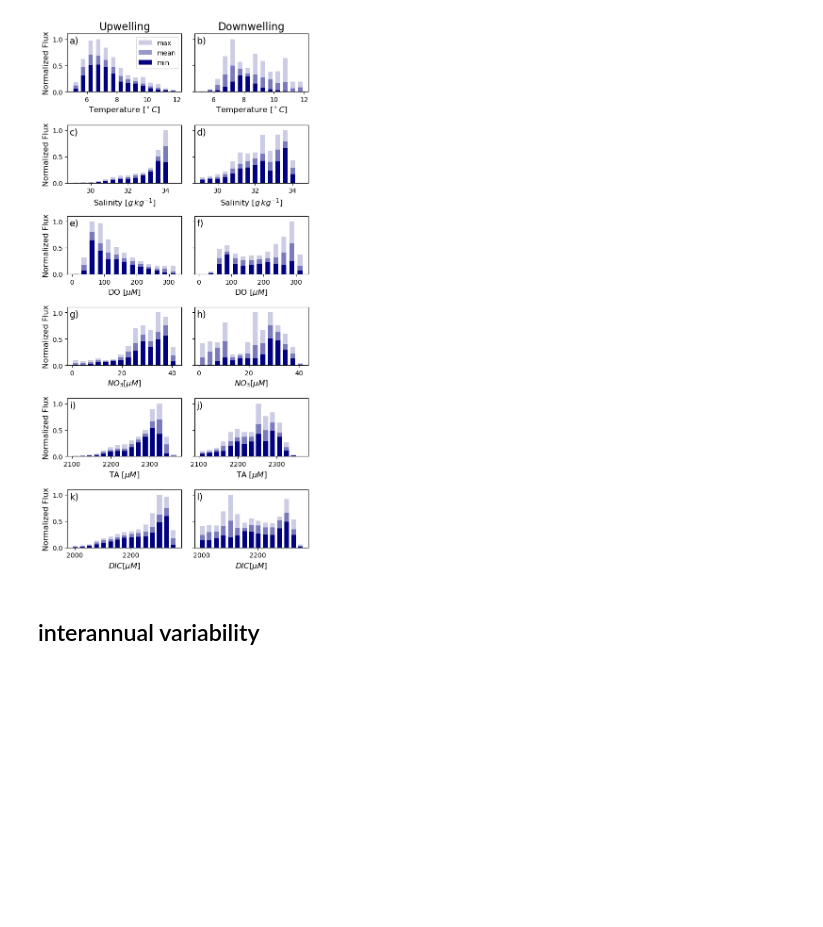
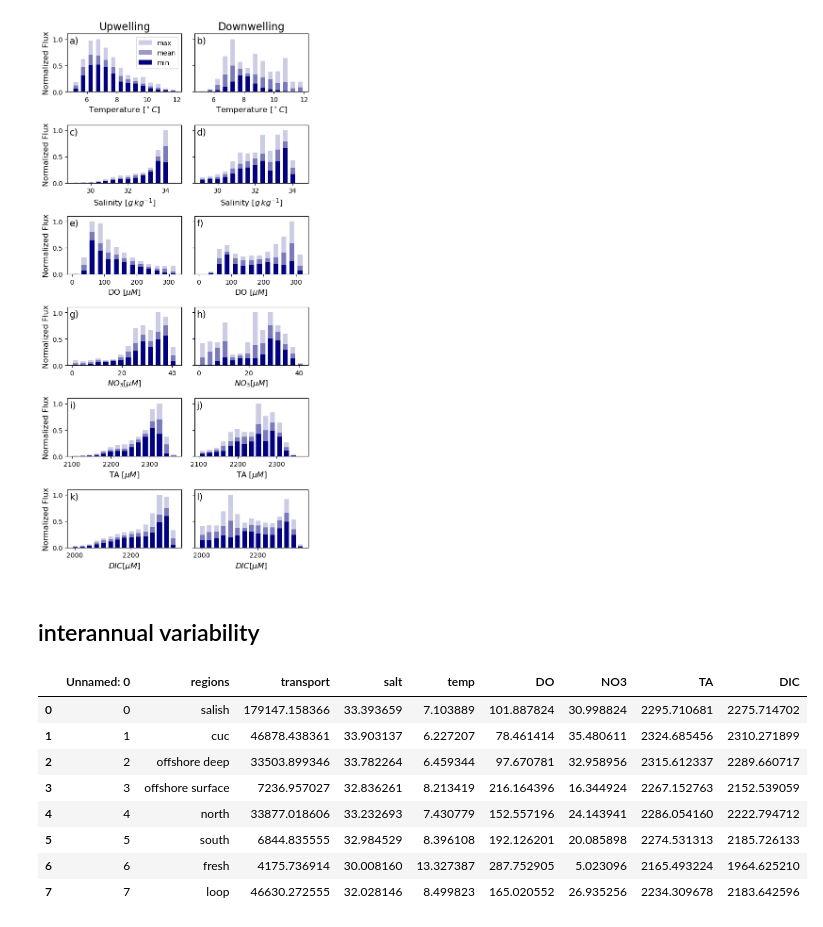
Before and after one commit to rbeutel/LO_user, a Jupyter notebook: ariane/quant_properties.ipynb, the cells around one changed output. Saved outputs shown, nothing was run; the diff lists cells and outputs as text; code cells hidden in the pictures; blank space fills up the shorter version.

```diff
--- a/ariane/quant_properties.ipynb
+++ b/ariane/quant_properties.ipynb
@@ -377,3 +378,19 @@ plt.tight_layout()
 [figure]
 # %% [markdown]
 ## interannual variability
+# %%
+up13 = pd.read_csv('/data1/bbeutel/LO_user/ariane/summary_files/up_2013.csv')
+up14 = pd.read_csv('/data1/bbeutel/LO_user/ariane/summary_files/up_2014.csv')
+up15 = pd.read_csv('/data1/bbeutel/LO_user/ariane/summary_files/up_2015.csv')
+up16 = pd.read_csv('/data1/bbeutel/LO_user/ariane/summary_files/up_2016.csv')
+up17 = pd.read_csv('/data1/bbeutel/LO_user/ariane/summary_files/up_2017.csv')
+up18 = pd.read_csv('/data1/bbeutel/LO_user/ariane/summary_files/up_2018.csv')
+up21 = pd.read_csv('/data1/bbeutel/LO_user/ariane/summary_files/up_2021.csv')
+up22 = pd.read_csv('/data1/bbeutel/LO_user/ariane/summary_files/up_2022.csv')
+
+dw13 = pd.read_csv('/data1/bbeutel/LO_user/ariane/summary_files/down_2014.csv')
+dw15 = pd.read_csv('/data1/bbeutel/LO_user/ariane/summary_files/down_2016.csv')
+dw16 = pd.read_csv('/data1/bbeutel/LO_user/ariane/summary_files/down_2017.csv')
+dw17 = pd.read_csv('/data1/bbeutel/LO_user/ariane/summary_files/down_2018.csv')
+dw20 = pd.read_csv('/data1/bbeutel/LO_user/ariane/summary_files/down_2021.csv')
+dw21 = pd.read_csv('/data1/bbeutel/LO_user/ariane/summary_files/down_2022.csv')
@@ -379,0 +413,12 @@ plt.tight_layout()
+# %%
+up13
+# %% [output]
+|  | Unnamed: 0 | regions | transport | salt | temp | DO | NO3 | TA | DIC |
+| 0 | 0 | salish | 179147.158366 | 33.393659 | 7.103889 | 101.887824 | 30.998824 | 2295.710681 | 2275.714702 |
+| 1 | 1 | cuc | 46878.438361 | 33.903137 | 6.227207 | 78.461414 | 35.480611 | 2324.685456 | 2310.271899 |
+| 2 | 2 | offshore deep | 33503.899346 | 33.782264 | 6.459344 | 97.670781 | 32.958956 | 2315.612337 | 2289.660717 |
+| 3 | 3 | offshore surface | 7236.957027 | 32.836261 | 8.213419 | 216.164396 | 16.344924 | 2267.152763 | 2152.539059 |
+| 4 | 4 | north | 33877.018606 | 33.232693 | 7.430779 | 152.557196 | 24.143941 | 2286.054160 | 2222.794712 |
+| 5 | 5 | south | 6844.835555 | 32.984529 | 8.396108 | 192.126201 | 20.085898 | 2274.531313 | 2185.726133 |
+| 6 | 6 | fresh | 4175.736914 | 30.008160 | 13.327387 | 287.752905 | 5.023096 | 2165.493224 | 1964.625210 |
+| 7 | 7 | loop | 46630.272555 | 32.028146 | 8.499823 | 165.020552 | 26.935256 | 2234.309678 | 2183.642596 |
```
Also changed, not shown: parts of 7 cells of this notebook, 1 other file.
